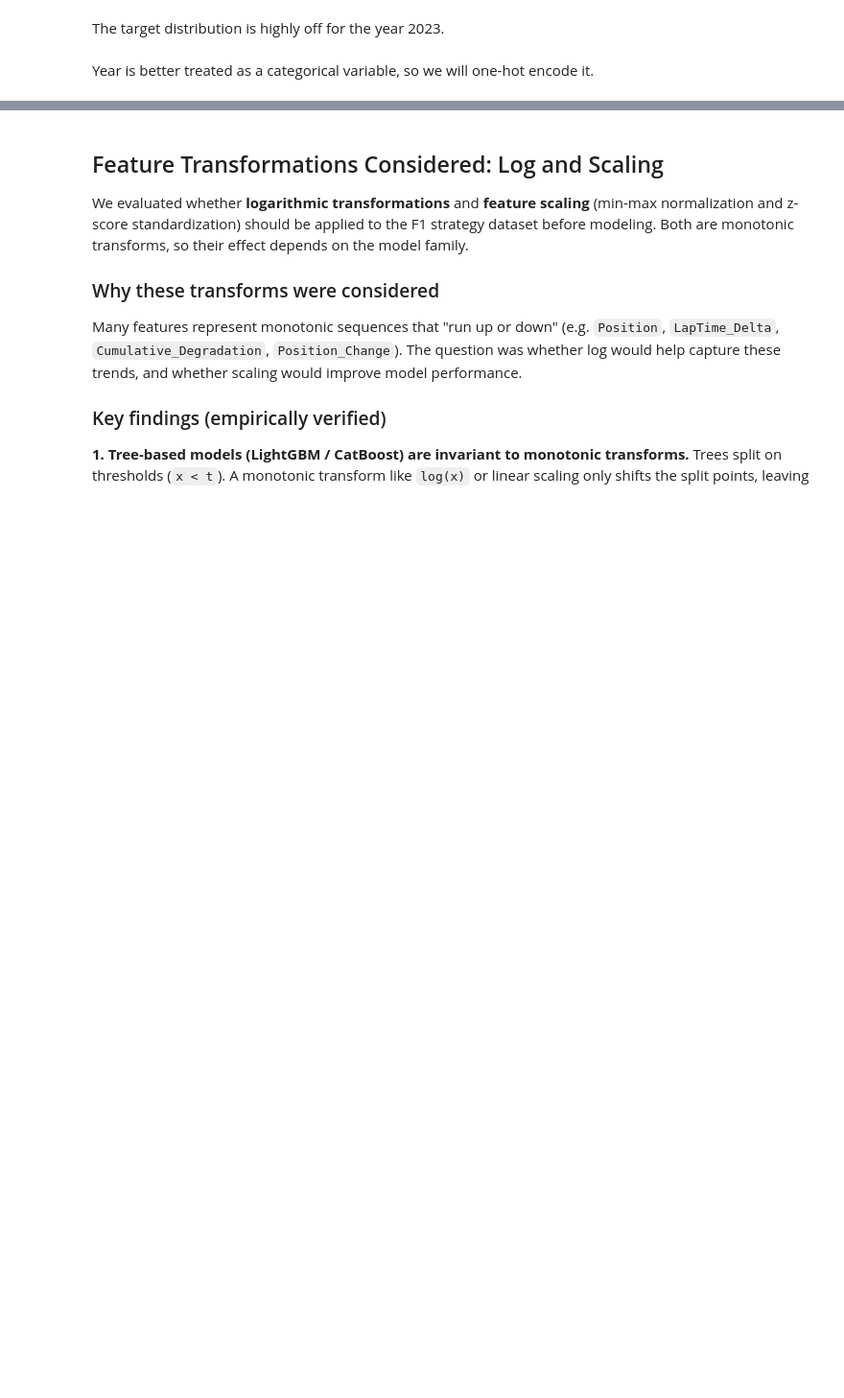
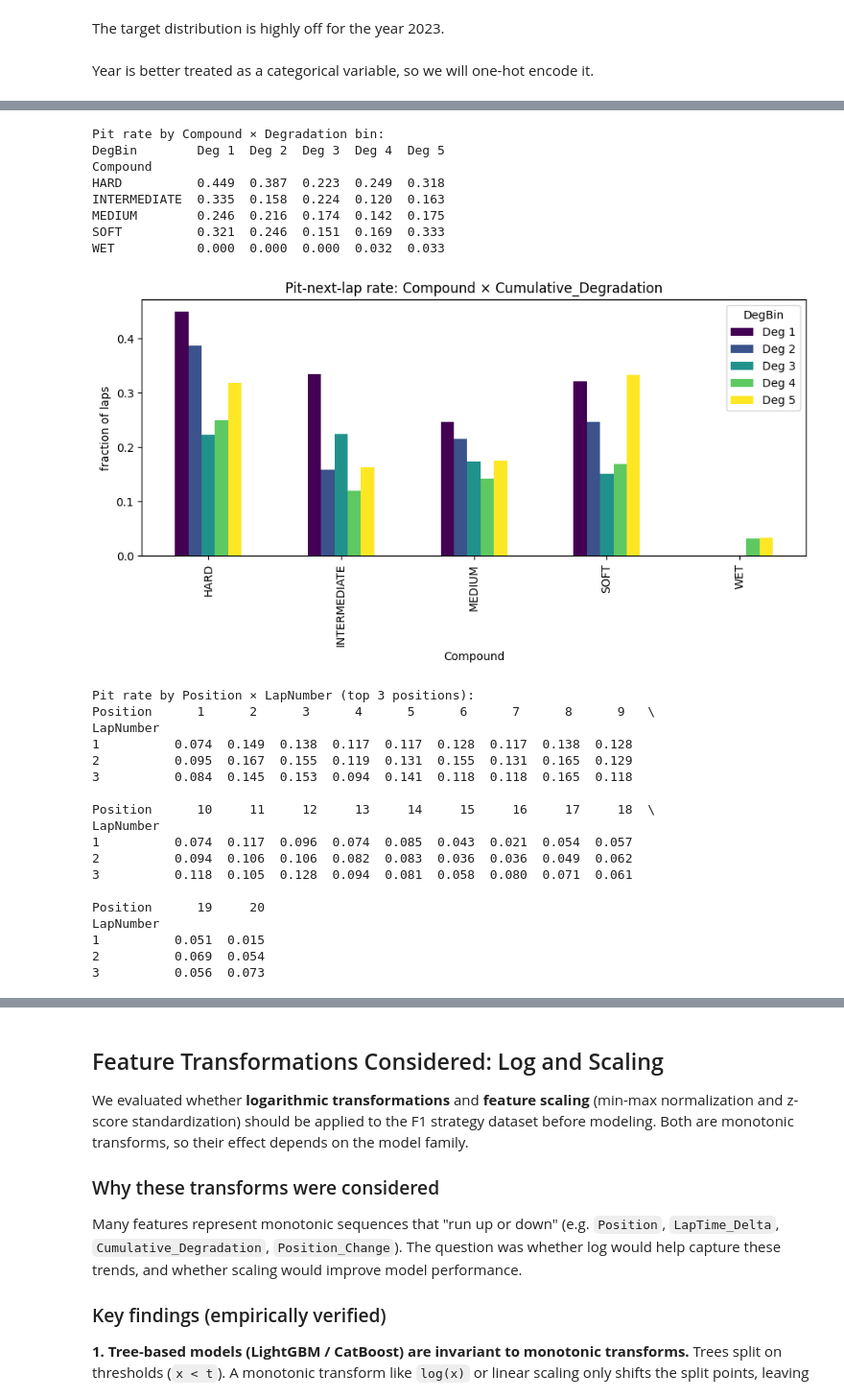
Before and after one commit to mortonki/F1-Strategy-Dataset, a Jupyter notebook: strategy.ipynb, the cells around one changed output, grey strips where cells are left out. Shown at 96% size. Drawn from its saved outputs; the diff is of its cells as text; code cells hidden in the pictures; blank space fills up the shorter version.

Commit message:
Added feature interactions and linear baseline vs tree model comparison

```diff
--- a/strategy.ipynb
+++ b/strategy.ipynb
@@ -259,0 +260,61 @@ plt.show()
+# %%
+# Feature × Feature interactions: grouped bar charts of the target rate across
+# feature × feature cells. Compound has 3 missing values; impute with the mode
+# (matches the modeling pipeline).
+target = 'PitNextLap'
+
+# (1) Compound × Cumulative_Degradation
+compound_imputed = SimpleImputer(strategy='most_frequent').fit_transform(df['Compound'].values.reshape(-1, 1)).flatten()
+deg = df['Cumulative_Degradation'].dropna()
+deg_bins = pd.qcut(deg, q=5, labels=[f'Deg {i}' for i in range(1, 6)])
+interaction = (df.assign(Compound=compound_imputed, DegBin=deg_bins)
+               .dropna(subset=['Cumulative_Degradation'])
+               .groupby(['Compound', 'DegBin'])[target].mean().unstack()
+               .round(3))
+print('Pit rate by Compound × Degradation bin:')
+print(interaction)
+fig, ax = plt.subplots(figsize=(9, 5))
+interaction.plot(kind='bar', ax=ax, colormap='viridis')
+ax.set_title('Pit-next-lap rate: Compound × Cumulative_Degradation')
+ax.set_ylabel('fraction of laps')
+plt.tight_layout(); plt.show()
+
+# (2) Position × LapNumber
+pos_lap = (df.dropna(subset=['Position', 'LapNumber'])
+           .groupby(['LapNumber', 'Position'])[target].mean().unstack()
+           .loc[[1, 2, 3]].round(3))
+print('\nPit rate by Position × LapNumber (top 3 positions):')
+print(pos_lap)
+fig, ax = plt.subplots(figsize=(9, 5))
+pos_lap.plot(kind='bar', ax=ax, colormap='viridis')
+ax.set_title('Pit-next-lap rate: Position × LapNumber (positions 1-3)')
+ax.set_ylabel('fraction of laps')
+plt.tight_layout(); plt.show()
+# %% [output]
+Pit rate by Compound × Degradation bin:
+DegBin        Deg 1  Deg 2  Deg 3  Deg 4  Deg 5
+Compound
+HARD          0.449  0.387  0.223  0.249  0.318
+INTERMEDIATE  0.335  0.158  0.224  0.120  0.163
+MEDIUM        0.246  0.216  0.174  0.142  0.175
+SOFT          0.321  0.246  0.151  0.169  0.333
+WET           0.000  0.000  0.000  0.032  0.033
+[figure, added]
+Pit rate by Position × LapNumber (top 3 positions):
+Position      1      2      3      4      5      6      7      8      9   \
+LapNumber
+1          0.074  0.149  0.138  0.117  0.117  0.128  0.117  0.138  0.128
+2          0.095  0.167  0.155  0.119  0.131  0.155  0.131  0.165  0.129
+3          0.084  0.145  0.153  0.094  0.141  0.118  0.118  0.165  0.118
+
+Position      10     11     12     13     14     15     16     17     18  \
+LapNumber
+1          0.074  0.117  0.096  0.074  0.085  0.043  0.021  0.054  0.057
+2          0.094  0.106  0.106  0.082  0.083  0.036  0.036  0.049  0.062
+3          0.118  0.105  0.128  0.094  0.081  0.058  0.080  0.071  0.061
+
+Position      19     20
+LapNumber
+1          0.051  0.015
+2          0.069  0.054
+3          0.056  0.073
```
Also changed, not shown: parts of 11 cells of this notebook, 4 other files.
